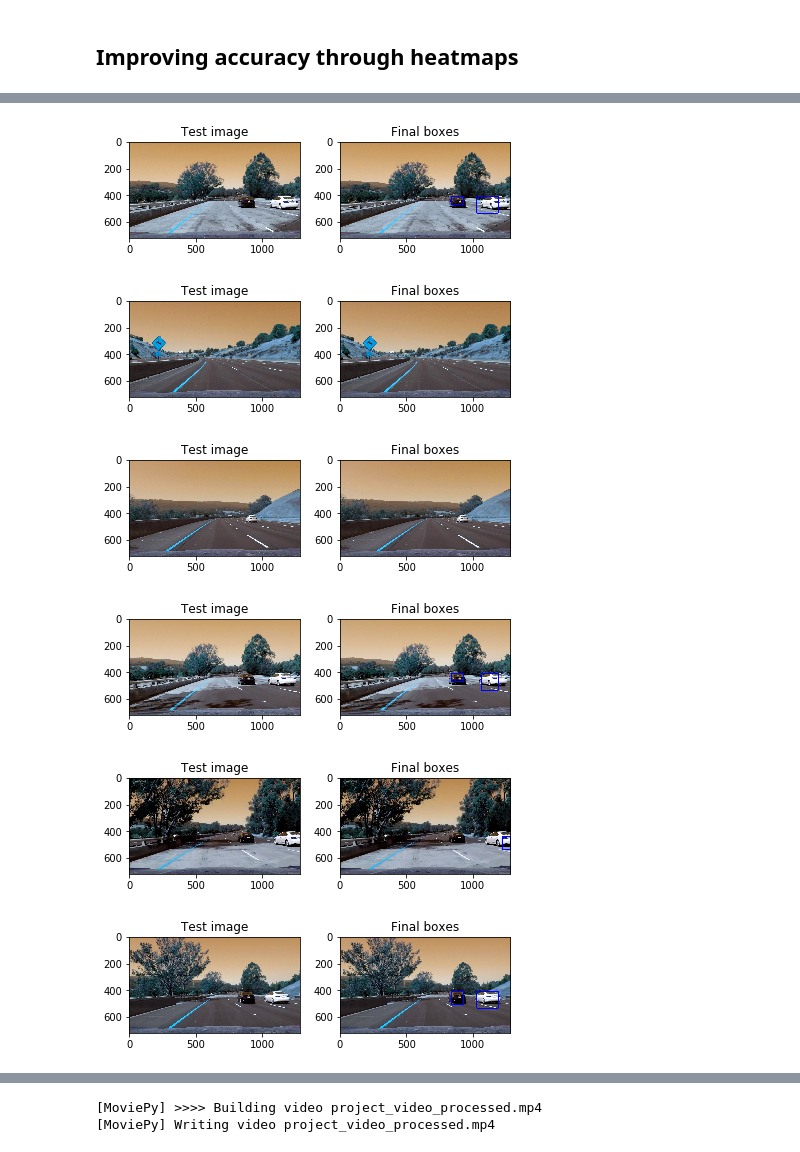
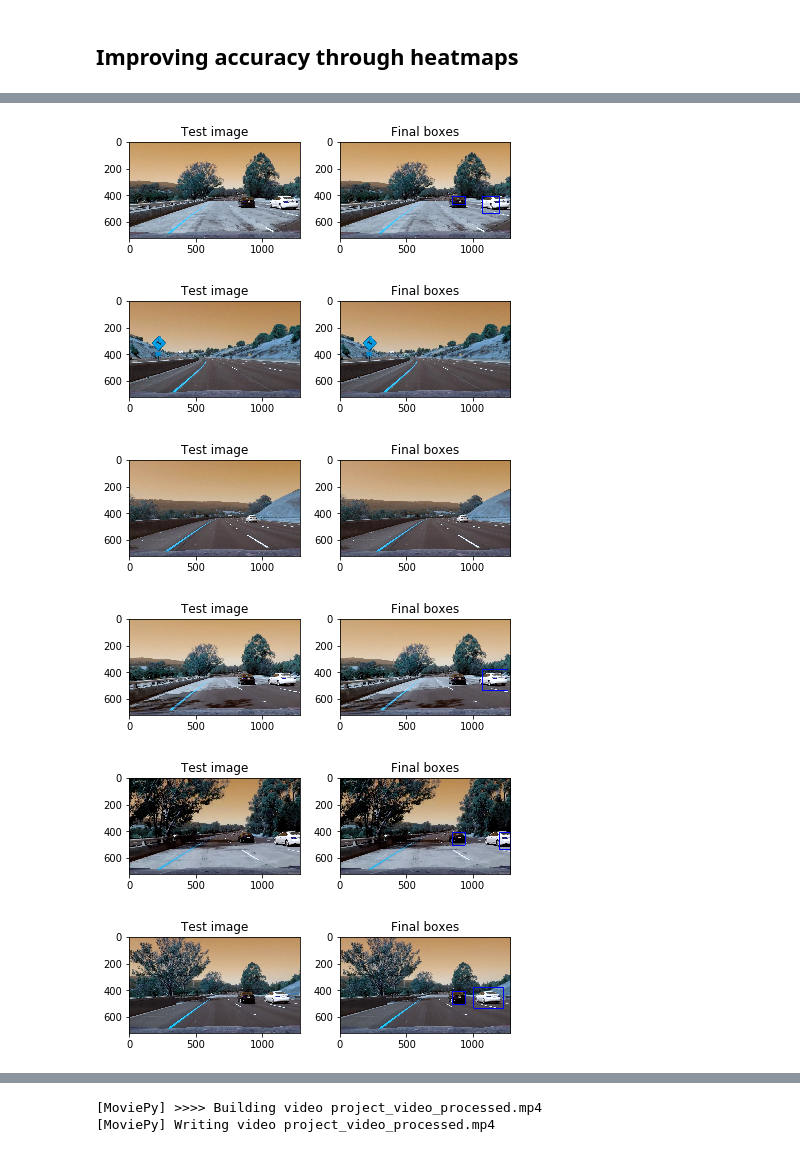
Before and after one commit to fera0013/CarND-Vehicle-Detection-P5, a Jupyter notebook: CarND-Vehicle-Detection.ipynb, the cells around one changed output, grey strips where cells are left out. Drawn from its saved outputs; the diff is of its cells as text; code cells hidden in the pictures.

```diff
--- a/CarND-Vehicle-Detection.ipynb
+++ b/CarND-Vehicle-Detection.ipynb
@@ -368,7 +368,7 @@ def slide_window(img, x_start_stop=[None, None], y_start_stop=[None, None],
 
 window_size = 128
 windows = slide_window(image,
-                           x_start_stop=[image.shape[1]-6*window_size, None],
+                           x_start_stop=[650, None],
                            y_start_stop=[600-2*window_size, 600],
                            xy_window=(window_size, window_size), xy_overlap=(0.75,0.75))
 window_image = draw_boxes(image, windows, color=(0, 0, 255), thick=6)
@@ -546,7 +546,7 @@ for test_image_path in test_image_paths:
     heat = add_heat(heat,positives)
 
     # Apply threshold to help remove false positives
-    heat = apply_threshold(heat,3)
+    heat = apply_threshold(heat,2)
 
     # Visualize the heatmap when displaying
     heatmap = np.clip(heat, 0, 255)
@@ -602,37 +602,37 @@ for test_image_path in test_image_paths:
     else:
         window_img = draw_boxes(test_image,
                                 positives,
                                 color=(0, 0, 255),
                                 thick=6)
     # Add heat to each box in box list
     heat = add_heat(heat,positives)
 
     # Apply threshold to help remove false positives
-    heat = apply_threshold(heat,3)
+    heat = apply_threshold(heat,2)
 
     # Visualize the heatmap when displaying
     heatmap = np.clip(heat, 0, 255)
 
     # Find final boxes from heatmap using label function
     labels = label(heatmap)
     draw_img = draw_labeled_bboxes(np.copy(test_image), labels)
 
     fig = plt.figure()
     plt.subplot(121)
     plt.imshow(test_image)
     plt.title('Test image')
     plt.subplot(122)
     plt.imshow( draw_img)
     plt.title('Final boxes')
     fig.tight_layout()
     plt.show()
 # %% [output]
 [figure]
 [figure]
 [figure]
-[figure, old version]
+[figure, new version]
-[figure, old version]
+[figure, new version]
-[figure, old version]
+[figure, new version]
 # %%
 def process(image):
     heat = np.zeros_like(image[:,:,0]).astype(np.float)
```
Also changed, not shown: parts of 7 cells of this notebook, 1 other file.
